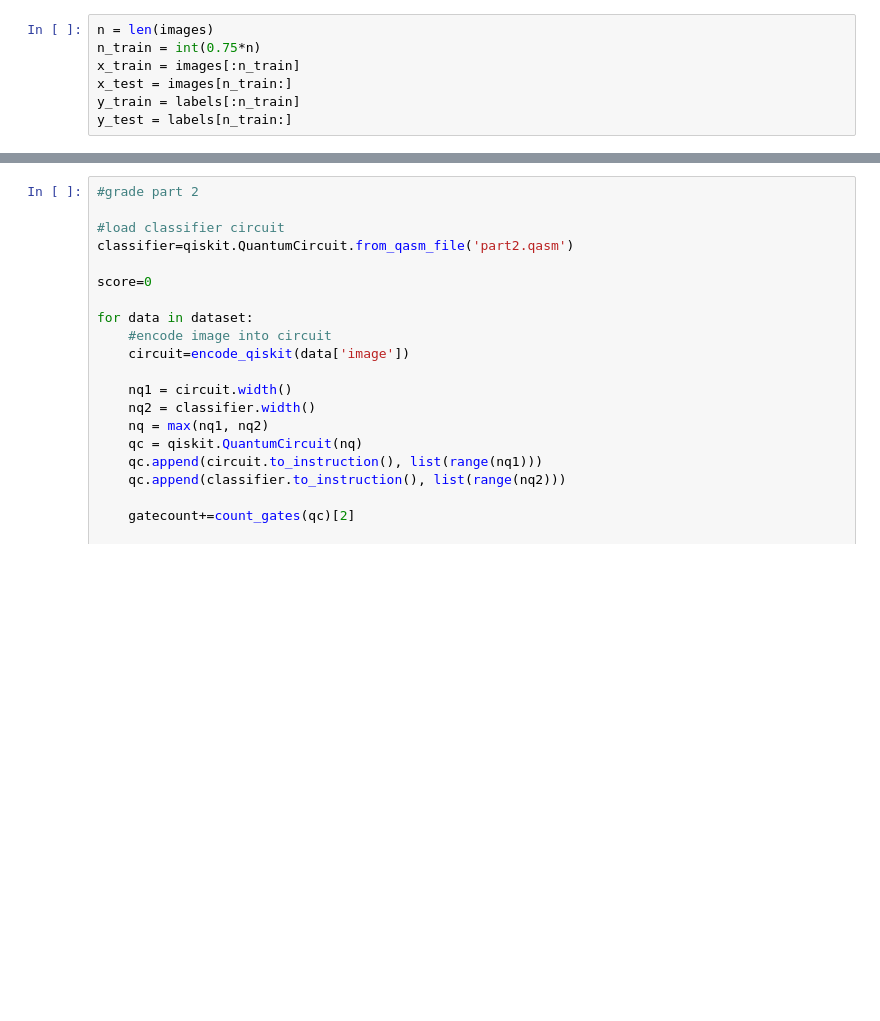
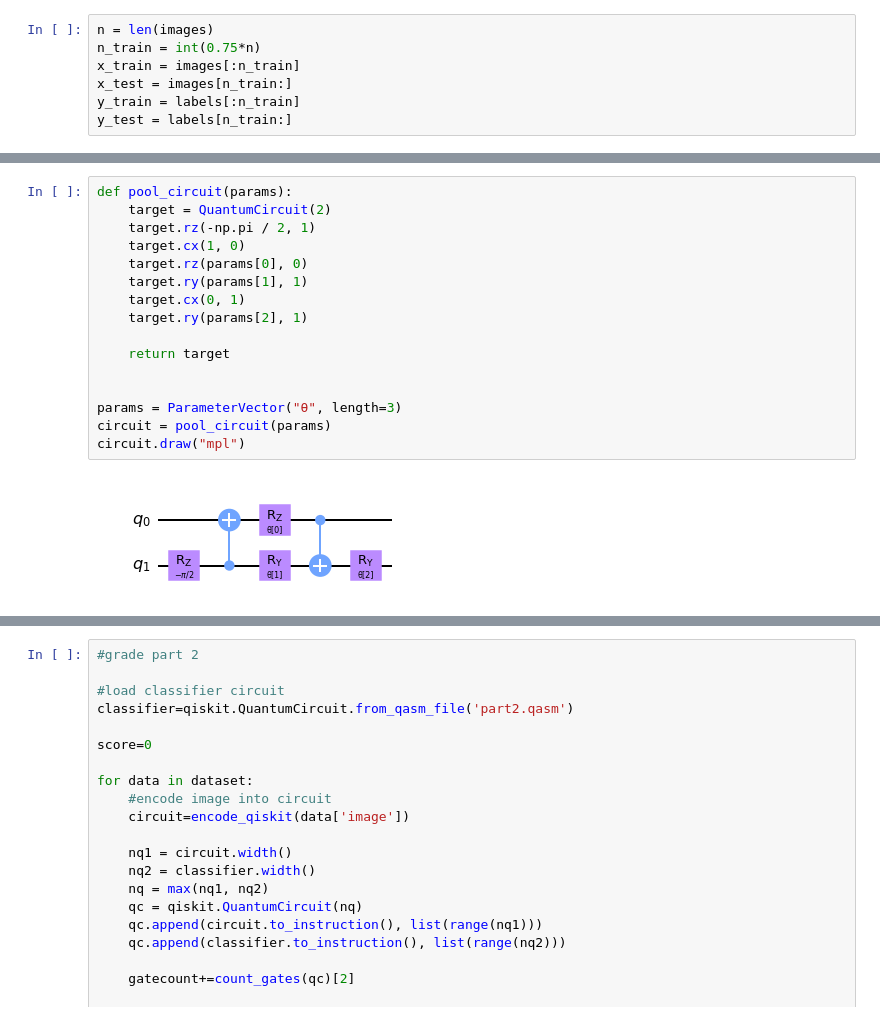
Before and after one commit to KevinJoven11/iQuHack-2023, a Jupyter notebook: decoding.ipynb, the cells around one changed output, grey strips where cells are left out. Cells and saved outputs as stored; diff of their text form; blank space fills up the shorter version.

```diff
--- a/decoding.ipynb
+++ b/decoding.ipynb
@@ -240,0 +393,18 @@ y_test = labels[n_train:]
+# %%
+def pool_circuit(params):
+    target = QuantumCircuit(2)
+    target.rz(-np.pi / 2, 1)
+    target.cx(1, 0)
+    target.rz(params[0], 0)
+    target.ry(params[1], 1)
+    target.cx(0, 1)
+    target.ry(params[2], 1)
+
+    return target
+
+
+params = ParameterVector("θ", length=3)
+circuit = pool_circuit(params)
+circuit.draw("mpl")
+# %% [output]
+[figure, added]
```
Also changed, not shown: parts of 29 cells of this notebook.
